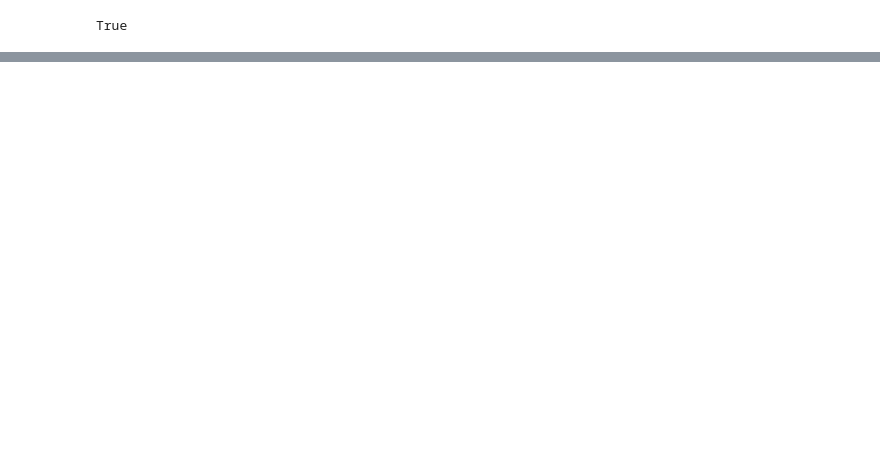
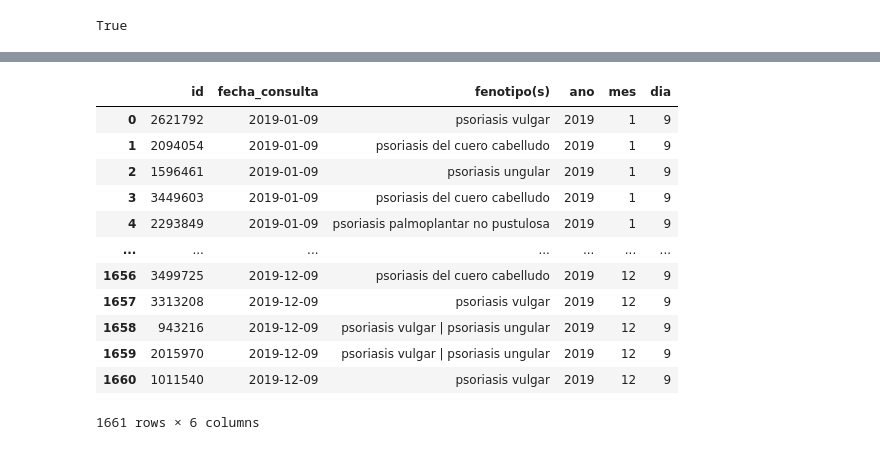
Before and after one commit to mavalderrama/helpharma, a Jupyter notebook: notebooks/clean_FENOTIPOS.ipynb, the cells around one changed output, grey strips where cells are left out. Cells and saved outputs as stored; diff of their text form; code cells hidden in the pictures; blank space fills up the shorter version.

```diff
--- a/notebooks/clean_FENOTIPOS.ipynb
+++ b/notebooks/clean_FENOTIPOS.ipynb
@@ -192,0 +188,11 @@ df_Fenotipos_v6
+# %%
+columns = df_Fenotipos_v6.columns
+new_columns = {}
+for i in columns:
+    new_columns[i] = rem_accents(i).lower().replace(" ","_")
+# %%
+for i in columns:
+    df_Fenotipos_v6[i] = df_Fenotipos_v6[i].apply(lambda x: rem_accents(str(x).lower()))
+# %%
+df_Fenotipos_v6.rename(columns=new_columns, inplace=True)
+df_Fenotipos_v6.head()
@@ -192,0 +206,21 @@ df_Fenotipos_v6
+# %%
+df_Fenotipos_v6["fecha_consulta"] = pd.to_datetime(df_Fenotipos_v6["fecha_consulta"])
+# %%
+df_Fenotipos_v6['ano']=df_Fenotipos_v6['fecha_consulta'].dt.year
+df_Fenotipos_v6['mes']=df_Fenotipos_v6['fecha_consulta'].dt.month
+df_Fenotipos_v6['dia']=df_Fenotipos_v6['fecha_consulta'].dt.day
+df_Fenotipos_v6
+# %% [output]
+|  | id | fecha_consulta | fenotipo(s) | ano | mes | dia |
+| 0 | 2621792 | 2019-01-09 | psoriasis vulgar | 2019 | 1 | 9 |
+| 1 | 2094054 | 2019-01-09 | psoriasis del cuero cabelludo | 2019 | 1 | 9 |
+| 2 | 1596461 | 2019-01-09 | psoriasis ungular | 2019 | 1 | 9 |
+| 3 | 3449603 | 2019-01-09 | psoriasis del cuero cabelludo | 2019 | 1 | 9 |
+| 4 | 2293849 | 2019-01-09 | psoriasis palmoplantar no pustulosa | 2019 | 1 | 9 |
+| ... | ... | ... | ... | ... | ... | ... |
+| 1656 | 3499725 | 2019-12-09 | psoriasis del cuero cabelludo | 2019 | 12 | 9 |
+| 1657 | 3313208 | 2019-12-09 | psoriasis vulgar | 2019 | 12 | 9 |
+| 1658 | 943216 | 2019-12-09 | psoriasis vulgar | psoriasis ungular | 2019 | 12 | 9 |
+| 1659 | 2015970 | 2019-12-09 | psoriasis vulgar | psoriasis ungular | 2019 | 12 | 9 |
+| 1660 | 1011540 | 2019-12-09 | psoriasis vulgar | 2019 | 12 | 9 |
+1661 rows × 6 columns
```
Also changed, not shown: parts of 11 cells of this notebook, 6 other files.
